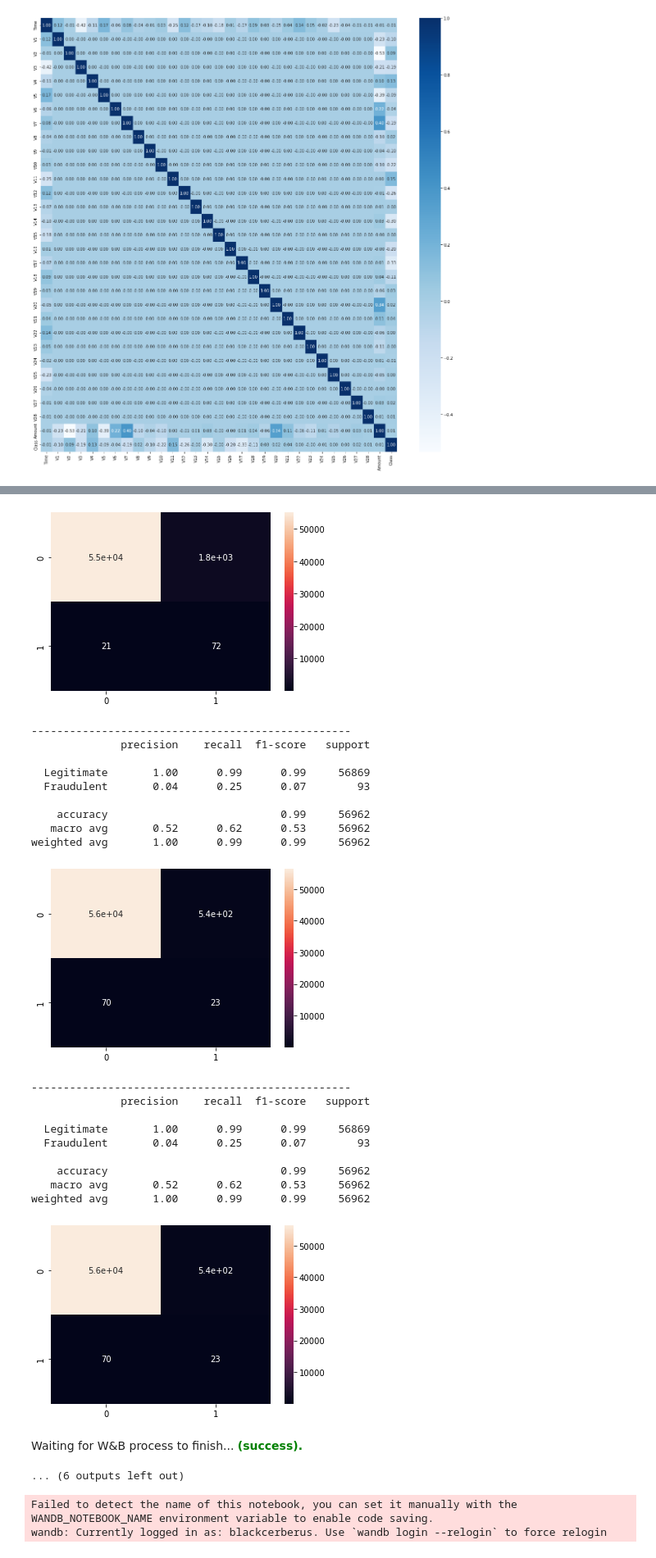
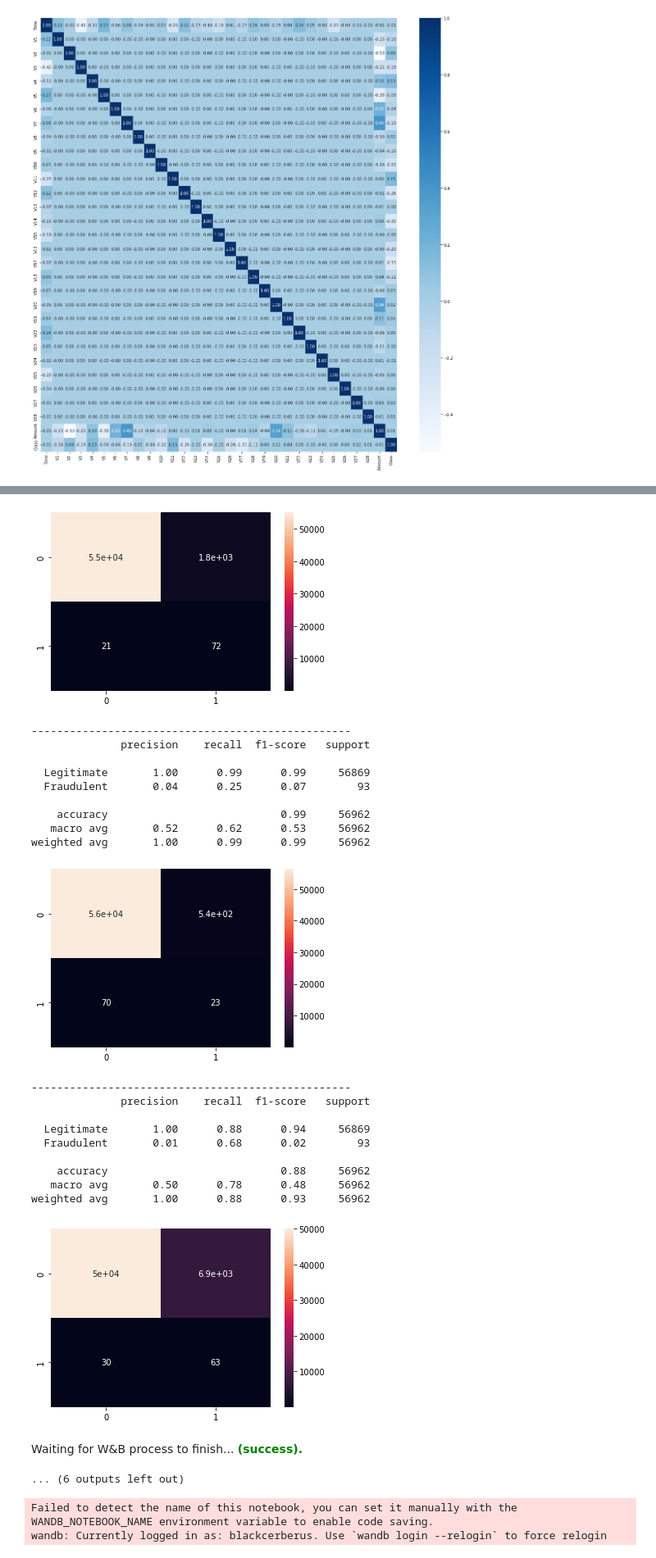
Before and after one commit to vladvuc/ML-Group-51, a Jupyter notebook: Credit Card Fraud.ipynb, the cells around one changed output, grey strips where cells are left out. Shown at 82% size. Drawn from its saved outputs; the diff is of its cells as text; code cells hidden in the pictures.

```diff
--- a/Credit Card Fraud.ipynb
+++ b/Credit Card Fraud.ipynb
@@ -326,8 +326,8 @@ log_model(clf, "Random_Forest_SMOTE_data")
 clf_gan = RandomForestClassifier(n_estimators=n_estimators, random_state=random_state)
 
 # Fit the classifier to GAN data
-clf_gan.fit(X_train_gan, y_train_gan)
-y_pred_gan = clf.predict(X_val_org)
+clf_gan.fit(X_train_gan, y_train_org)
+y_pred_gan = clf_gan.predict(X_val_org[:,:2])
 log_metrics("Random_Forest_GAN_data", "val", y_val_org, y_pred_gan)
 log_model(clf, "Random_Forest_GAN_data")
 
@@ -422,8 +431,8 @@ log_model(clf, "Naive_Bayes_SMOTE_data")
 clf_gan = GaussianNB()
 
 # Fit the classifier to GAN data
-clf_gan.fit(X_train_gan, y_train_gan)
-y_pred_gan = clf.predict(X_val_org)
+clf_gan.fit(X_train_gan, y_train_org)
+y_pred_gan = clf_gan.predict(X_val_org[:, :2])
 log_metrics("Naive_Bayes_GAN_data", "val", y_val_org, y_pred_gan)
 log_model(clf, "Naive_Bayes_GAN_data")
 
@@ -512,7 +566,7 @@ model = IsolationForest(n_estimators=config.n_estimators,
                         contamination=config.contamination,
                         random_state=config.random_state)
 
-def predict_binary(X):
+def predict_binary(X, model=model):
     """
     Predicts the class of the data
     """
@@ -524,13 +578,13 @@ labels = ['Legitimate','Fraudulent']
 
 
 # Fit the model to original data
-model.fit(X_train_org)
+model.fit(X_train_org, y_train_org)
 y_pred_org = predict_binary(X_val_org)
 log_metrics("Isolation_Forest_original_data", "val", y_val_org, y_pred_org)
 log_model(model, "Isolation_Forest_original_data")
 
 # Fit the model to SMOTE data
-model.fit(X_train_smote)
+model.fit(X_train_smote, y_train_smote)
 y_pred_smote = predict_binary(X_val_org)
 log_metrics("Isolation_Forest_SMOTE_data", "val", y_val_org, y_pred_smote)
 log_model(model, "Isolation_Forest_SMOTE_data")
@@ -542,9 +596,9 @@ model_gan = IsolationForest(n_estimators=config.n_estimators,
                         random_state=config.random_state)
 
 # Fit the model to GAN data
-model_gan.fit(X_train_gan)
-y_pred_gan = predict_binary(X_val_org)
-log_metrics("Isolation_Forest_GAN_data", "val", y_val_org, y_pred_gan)
+model_gan.fit(X_train_gan, y_train_org)
+y_pred_gan = predict_binary(X_val_org[:, :2], model_gan)
+log_metrics("Isolation_Forest_GAN_data", "val",  y_val_org, y_pred_gan)
 log_model(model, "Isolation_Forest_GAN_data")
 
 # evaluation original data
@@ -576,35 +630,35 @@ View run at https://wandb.ai/blackcerberus/CC_Fraud_Detection_IF/runs/clh4zj01
 Model 'Isolation_Forest_original_data_0' logged to WandB.
 Model 'Isolation_Forest_SMOTE_data_0' logged to WandB.
 Model 'Isolation_Forest_GAN_data_0' logged to WandB.
               precision    recall  f1-score   support
 
   Legitimate       1.00      0.97      0.98     56869
   Fraudulent       0.04      0.77      0.07        93
 
     accuracy                           0.97     56962
    macro avg       0.52      0.87      0.53     56962
 weighted avg       1.00      0.97      0.98     56962
 [figure]
 --------------------------------------------------
               precision    recall  f1-score   support
 
   Legitimate       1.00      0.99      0.99     56869
   Fraudulent       0.04      0.25      0.07        93
 
     accuracy                           0.99     56962
    macro avg       0.52      0.62      0.53     56962
 weighted avg       1.00      0.99      0.99     56962
 [figure]
 --------------------------------------------------
               precision    recall  f1-score   support
 
-  Legitimate       1.00      0.99      0.99     56869
-  Fraudulent       0.04      0.25      0.07        93
+  Legitimate       1.00      0.88      0.94     56869
+  Fraudulent       0.01      0.68      0.02        93
 
-    accuracy                           0.99     56962
-   macro avg       0.52      0.62      0.53     56962
-weighted avg       1.00      0.99      0.99     56962
+    accuracy                           0.88     56962
+   macro avg       0.50      0.78      0.48     56962
+weighted avg       1.00      0.88      0.93     56962
-[figure, old version]
+[figure, new version]
 Waiting for W&B process to finish... (success).
 ... (6 outputs left out)
 # %%
```
Also changed, not shown: parts of 10 cells of this notebook.
